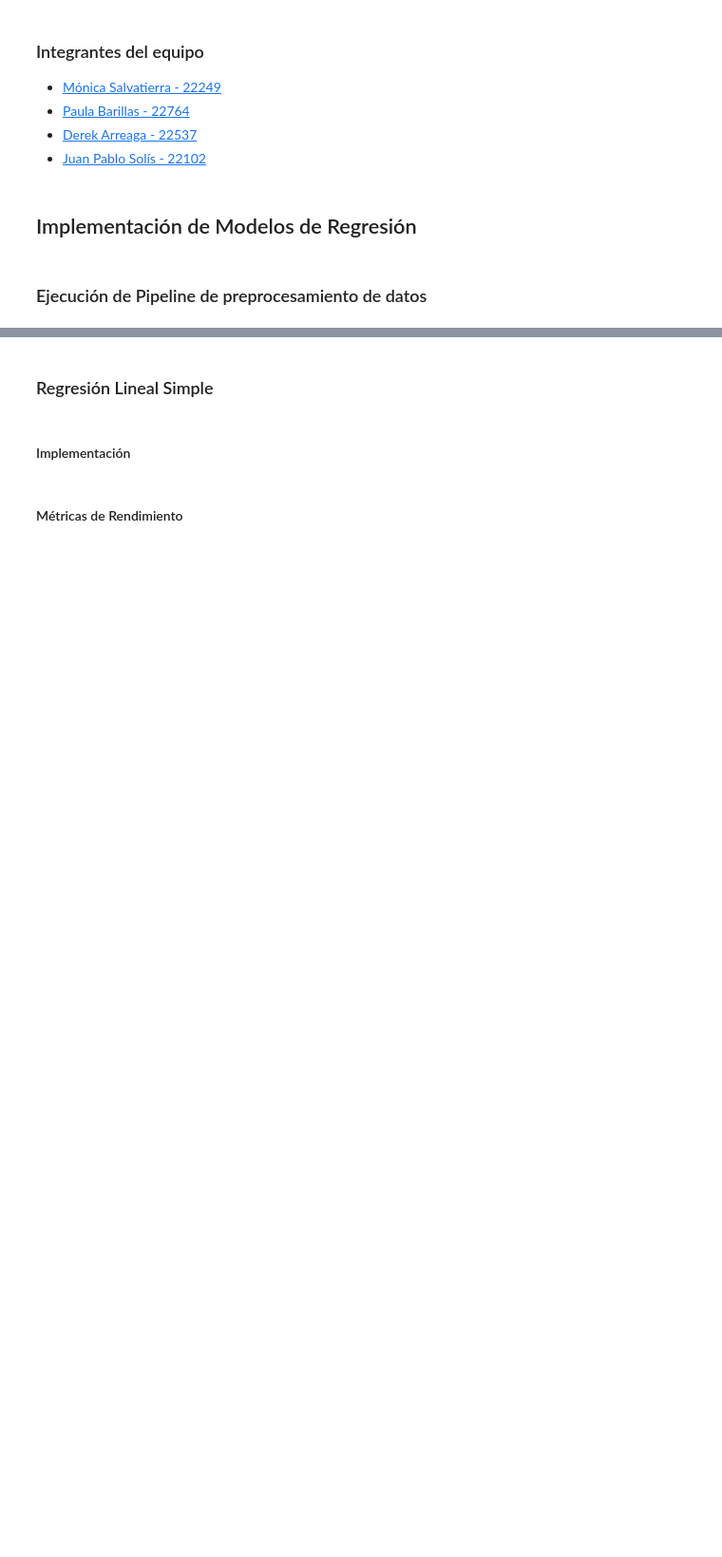
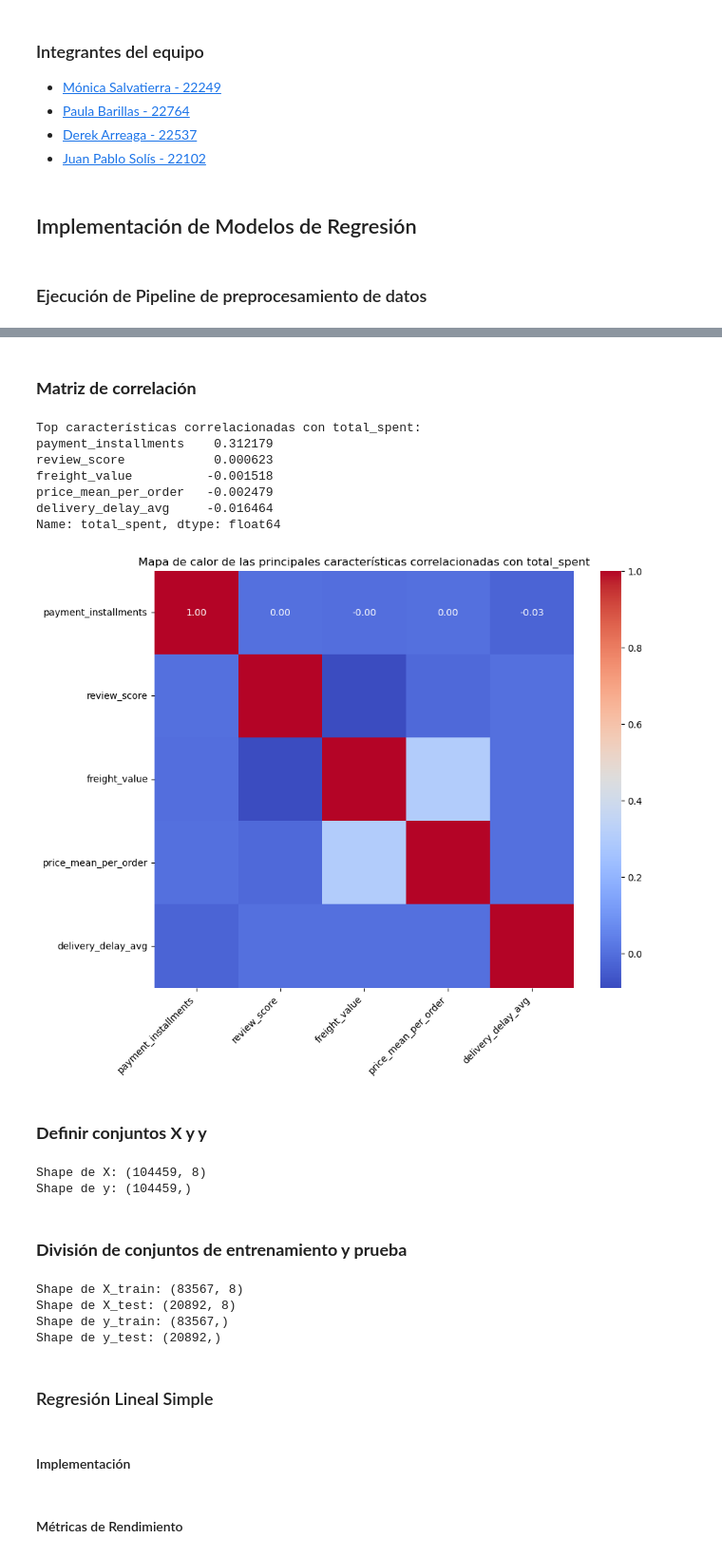
Before and after one commit to paulabaal12/PROY3-DM, a Jupyter notebook: Entrega 2/main.ipynb, the cells around one changed output, grey strips where cells are left out. Shown: that part at 95% size. Drawn from its saved outputs; the diff is of its cells as text; code cells hidden in the pictures; blank space fills up the shorter version.

```diff
--- a/Entrega 2/main.ipynb
+++ b/Entrega 2/main.ipynb
@@ -58,3 +59,74 @@ customer_df_scaled.sort_values(by='review_score', ascending=False)
+# %% [markdown]
+### **Matriz de correlación**
+# %%
+
+numeric_data = df_customer_value[['total_spent', 'review_score', 'delivery_delay_avg', 'payment_installments', 'price_mean_per_order', 'freight_value']]
+
+#Calcular la matriz de correlación
+correlation_matrix = numeric_data.corr()
+
+# Correlaciones con total_spent
+total_spent_correlations = correlation_matrix['total_spent'].sort_values(ascending=False)
+
+top_corr_features = total_spent_correlations.index[1:7]
+
+print("Top características correlacionadas con total_spent:")
+print(total_spent_correlations[1:7])
+
+# 5. Visualizar las correlaciones entre esas variables
+plt.figure(figsize=(10, 8))
+sns.heatmap(numeric_data[top_corr_features].corr(), annot=True, cmap='coolwarm', fmt=".2f")
+plt.title('Mapa de calor de las principales características correlacionadas con total_spent')
+plt.xticks(rotation=45, ha='right')
+plt.yticks(rotation=0)
+plt.show()
+# %% [output]
+Top características correlacionadas con total_spent:
+payment_installments    0.312179
+review_score            0.000623
+freight_value          -0.001518
+price_mean_per_order   -0.002479
+delivery_delay_avg     -0.016464
+Name: total_spent, dtype: float64
+[figure, added]
+# %% [markdown]
+### **Definir conjuntos X y y**
+# %%
+
+# y = total_spent (posición 1)
+y = df_customer_value.iloc[:, 1]
+
+# X = todas las columnas de la posición 2 hasta la 9
+X = df_customer_value.iloc[:, 2:10]
+
+print("Shape de X:", X.shape)
+print("Shape de y:", y.shape)
+# %% [output]
+Shape de X: (104459, 8)
+Shape de y: (104459,)
+# %% [markdown]
+### **División de conjuntos de entrenamiento y prueba**
+# %%
+from sklearn.model_selection import train_test_split
+
+# Dividir los datos
+X_train, X_test, y_train, y_test = train_test_split(
+    X,
+    y,
+    test_size=0.2,
+    random_state=16
+)
+
+# Verificar dimensiones
+print("Shape de X_train:", X_train.shape)
+print("Shape de X_test:", X_test.shape)
+print("Shape de y_train:", y_train.shape)
+print("Shape de y_test:", y_test.shape)
+# %% [output]
+Shape de X_train: (83567, 8)
+Shape de X_test: (20892, 8)
+Shape de y_train: (83567,)
+Shape de y_test: (20892,)
 # %% [markdown]
 ### Regresión Lineal Simple
 # %% [markdown]
```
Also changed, not shown: parts of 4 cells of this notebook, 1 other file.
